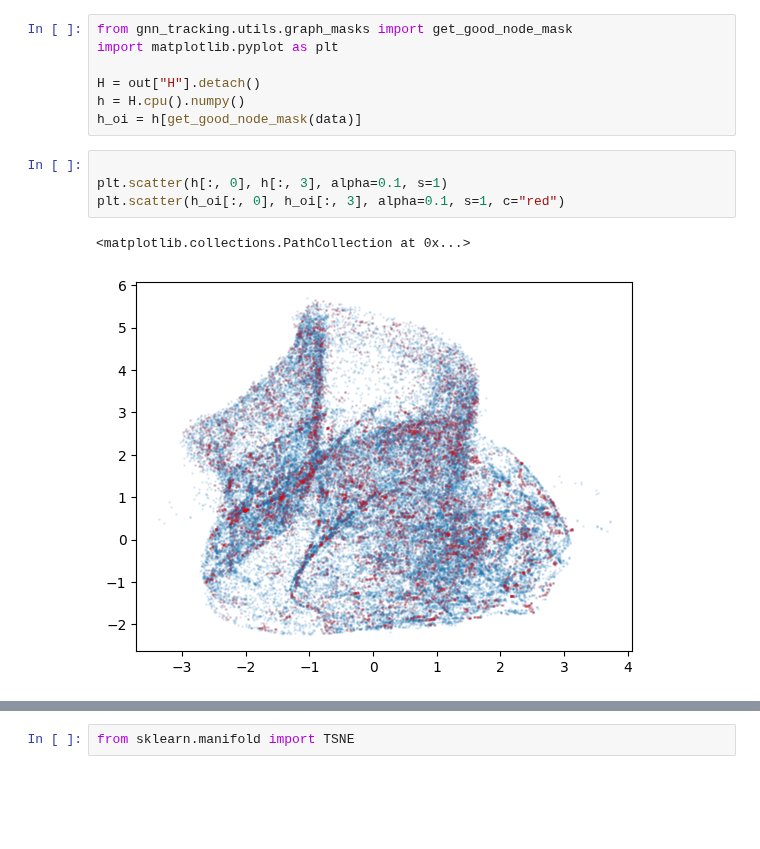
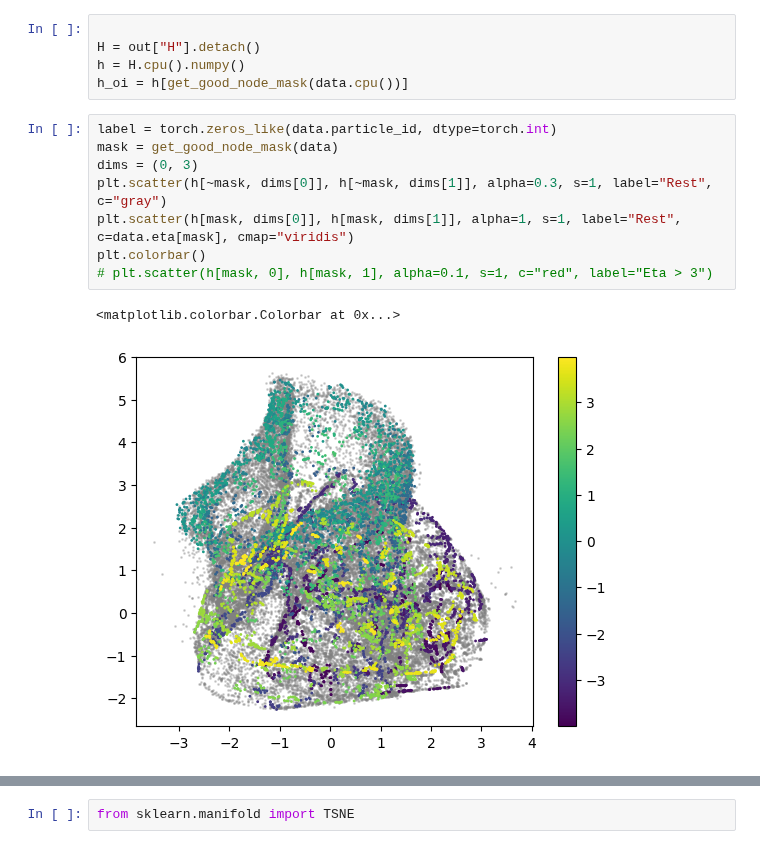
Before and after one commit to gnn-tracking/klieret-gnn-tracking-experiments, a Jupyter notebook: notebooks/0051_0100/0640_sectorization.ipynb, the cells around one changed output, grey strips where cells are left out. Cells and saved outputs as stored; diff of their text form; blank space fills up the shorter version.

```diff
--- a/notebooks/0051_0100/0640_sectorization.ipynb
+++ b/notebooks/0051_0100/0640_sectorization.ipynb
@@ -60,14 +64,16 @@ torch.Size([59357, 8])
 # %%
-from gnn_tracking.utils.graph_masks import get_good_node_mask
-import matplotlib.pyplot as plt
 
 H = out["H"].detach()
 h = H.cpu().numpy()
-h_oi = h[get_good_node_mask(data)]
+h_oi = h[get_good_node_mask(data.cpu())]
-# %%
-
-plt.scatter(h[:, 0], h[:, 3], alpha=0.1, s=1)
-plt.scatter(h_oi[:, 0], h_oi[:, 3], alpha=0.1, s=1, c="red")
-# %% [output]
-<matplotlib.collections.PathCollection at 0x...>
-[figure, removed]
+# %%
+label = torch.zeros_like(data.particle_id, dtype=torch.int)
+mask = get_good_node_mask(data)
+dims = (0, 3)
+plt.scatter(h[~mask, dims[0]], h[~mask, dims[1]], alpha=0.3, s=1, label="Rest", c="gray")
+plt.scatter(h[mask, dims[0]], h[mask, dims[1]], alpha=1, s=1, label="Rest", c=data.eta[mask], cmap="viridis")
+plt.colorbar()
+# plt.scatter(h[mask, 0], h[mask, 1], alpha=0.1, s=1, c="red", label="Eta > 3")
+# %% [output]
+<matplotlib.colorbar.Colorbar at 0x...>
+[figure, added]
```
Also changed, not shown: parts of 28 cells of this notebook, 1 other file.
